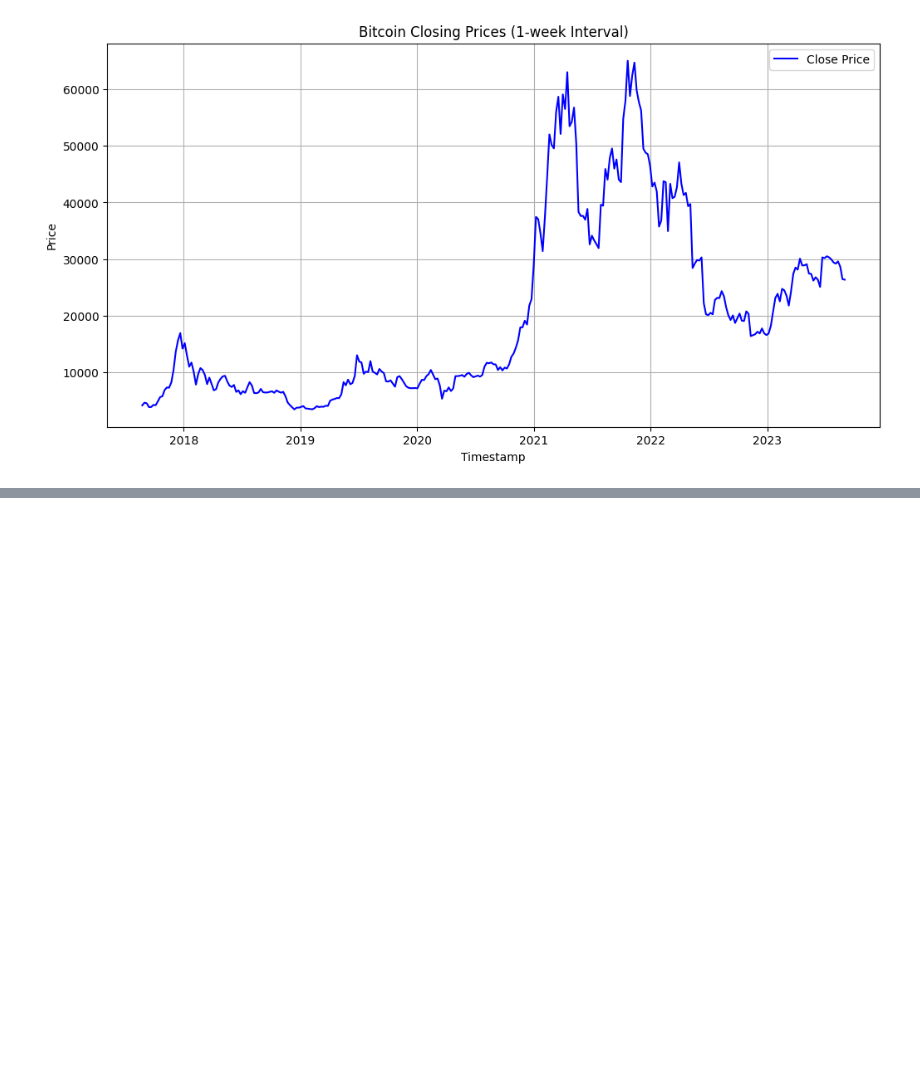
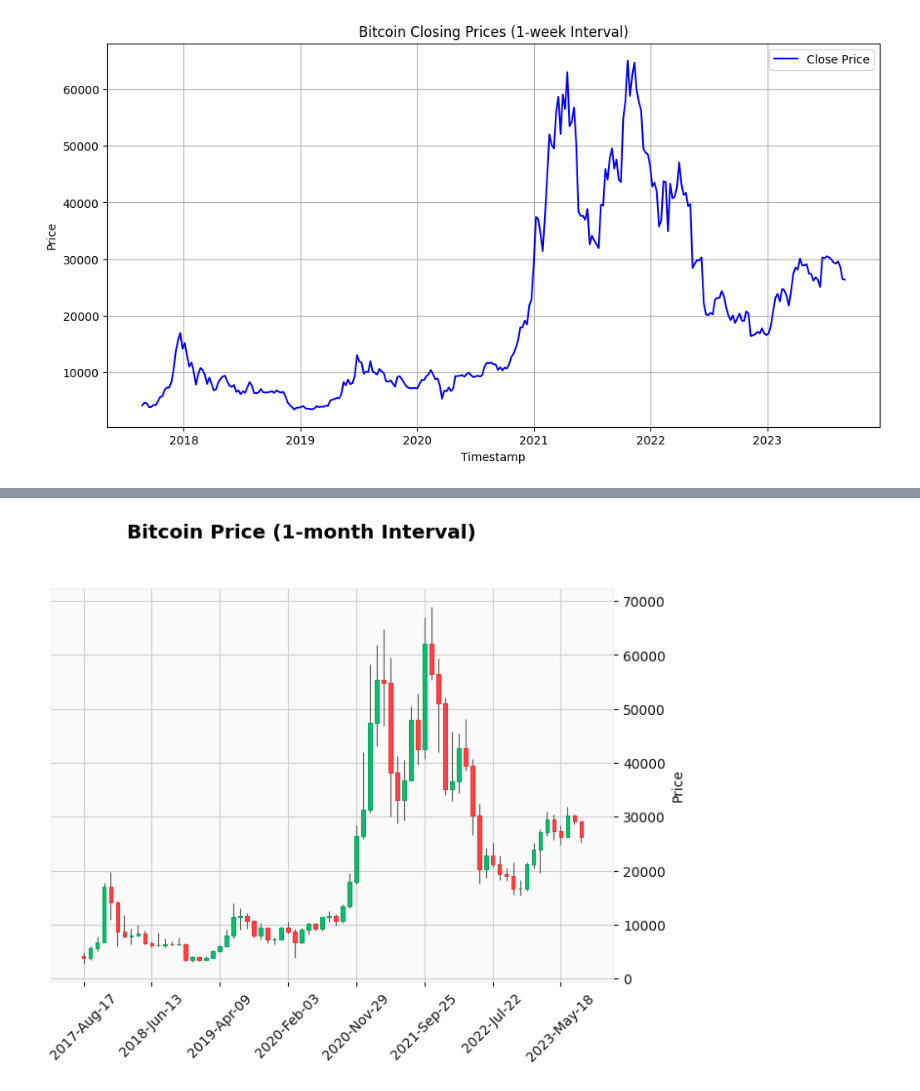
Before and after one commit to deeckn/bitcoin-predictions, a Jupyter notebook: main.ipynb, the cells around one changed output, grey strips where cells are left out. Drawn from its saved outputs; the diff is of its cells as text; code cells hidden in the pictures; blank space fills up the shorter version.

```diff
--- a/main.ipynb
+++ b/main.ipynb
@@ -55,6 +49,13 @@ def plot_price_history(title, price_history):
     plt.legend()
     plt.grid(True)
     plt.show()
+# %%
+import mplfinance as mpf
+
+def plot_candlestick_chart(title, price_history):
+    price_history.set_index('OpenTimestamp', inplace=True)
+    columns = ['OpenPrice', 'HighPrice', 'LowPrice', 'ClosePrice', 'Volume']
+    mpf.plot(price_history, type='candle', style='yahoo', title=title, columns=columns)
 # %%
 interval_data_1m = btc_price_history["1m"]
 
@@ -172,3 +192,7 @@ plot_price_history("Bitcoin Closing Prices (1-week Interval)", interval_df_1w)
+# %%
+plot_candlestick_chart("Bitcoin Price (1-month Interval)", interval_df_1mm)
+# %% [output]
+[figure, added]
 # %%
 interval_data_3mm = btc_price_history["3mm"]
 
```
Also changed, not shown: parts of 4 cells of this notebook.
